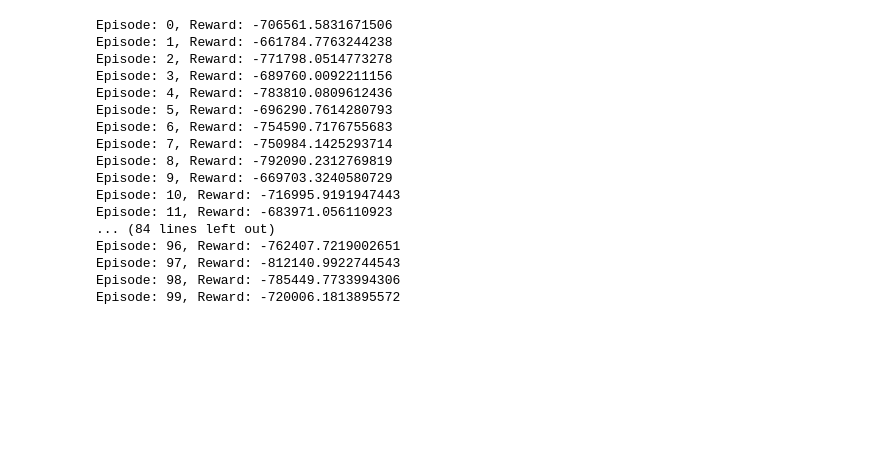
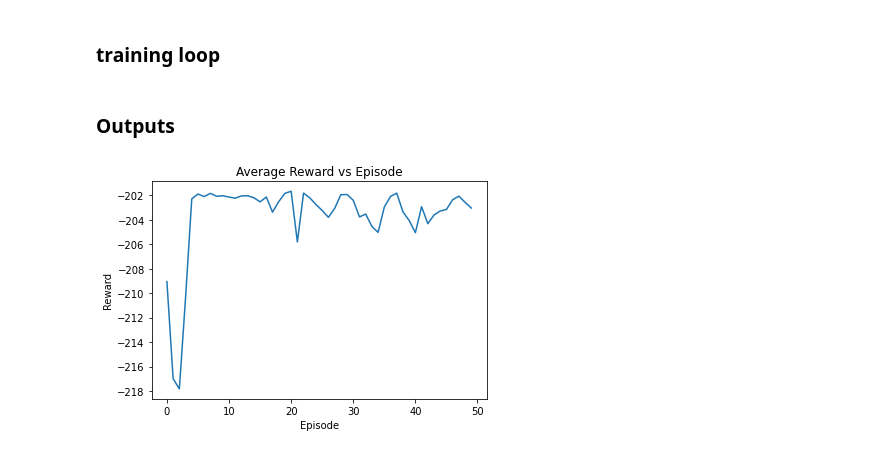
Before and after one commit to BuzzingTaz/RL-Project-2, a Jupyter notebook: SAC_FInal2_latest.ipynb, the cells around one changed output. Cells and saved outputs as stored; diff of their text form; code cells hidden in the pictures; blank space fills up the shorter version.

```diff
--- a/SAC_FInal2_latest.ipynb
+++ b/SAC_FInal2_latest.ipynb
@@ -80,0 +19,3 @@ import random
+# %%
+device = T.device("cuda" if T.cuda.is_available() else "cpu")
+print(device)
@@ -282,6 +463,8 @@ class SACAgent:
             target_param.data.copy_(self.tau * param.data + (1 - self.tau) * target_param.data)
         for target_param, param in zip(self.target_critic_2.parameters(), self.critic_2.parameters()):
             target_param.data.copy_(self.tau * param.data + (1 - self.tau) * target_param.data)
+# %% [markdown]
+### training loop
 # %%
 # Main training loop
 def train():
@@ -306,29 +489,22 @@ def train():
             episode_reward += reward
             if done:
                 break
-        # for _ in range(gradient_steps):
-        #     agent.update(batch_size)
+#         for _ in range(gradient_steps):
+#             agent.update(batch_size)
 
-        print(f'Episode: {episode}, Reward: {episode_reward}')
+#         print(f'Episode: {episode}, Reward: {episode_reward}')
 
-if __name__ == '__main__':
-    device = torch.device('cuda' if torch.cuda.is_available() else 'cpu')
-    train()
+# if __name__ == '__main__':
+#     device = torch.device('cuda' if torch.cuda.is_available() else 'cpu')
+#     train()
-# %% [output]
-Episode: 0, Reward: -706561.5831671506
-Episode: 1, Reward: -661784.7763244238
-Episode: 2, Reward: -771798.0514773278
-Episode: 3, Reward: -689760.0092211156
-Episode: 4, Reward: -783810.0809612436
-Episode: 5, Reward: -696290.7614280793
-Episode: 6, Reward: -754590.7176755683
-Episode: 7, Reward: -750984.1425293714
-Episode: 8, Reward: -792090.2312769819
-Episode: 9, Reward: -669703.3240580729
-Episode: 10, Reward: -716995.9191947443
-Episode: 11, Reward: -683971.056110923
-... (84 lines left out)
-Episode: 96, Reward: -762407.7219002651
-Episode: 97, Reward: -812140.9922744543
-Episode: 98, Reward: -785449.7733994306
-Episode: 99, Reward: -720006.1813895572
+# %% [markdown]
+### Outputs
+# %%
+import matplotlib.pyplot as plt
+plt.plot(np.arange(len(Average_Rewards)), Average_Rewards)
+plt.xlabel('Episode')
+plt.ylabel('Reward')
+plt.title('Average Reward vs Episode')
+plt.show()
+# %% [output]
+[figure, added]
```
Also changed, not shown: parts of 10 cells of this notebook.
